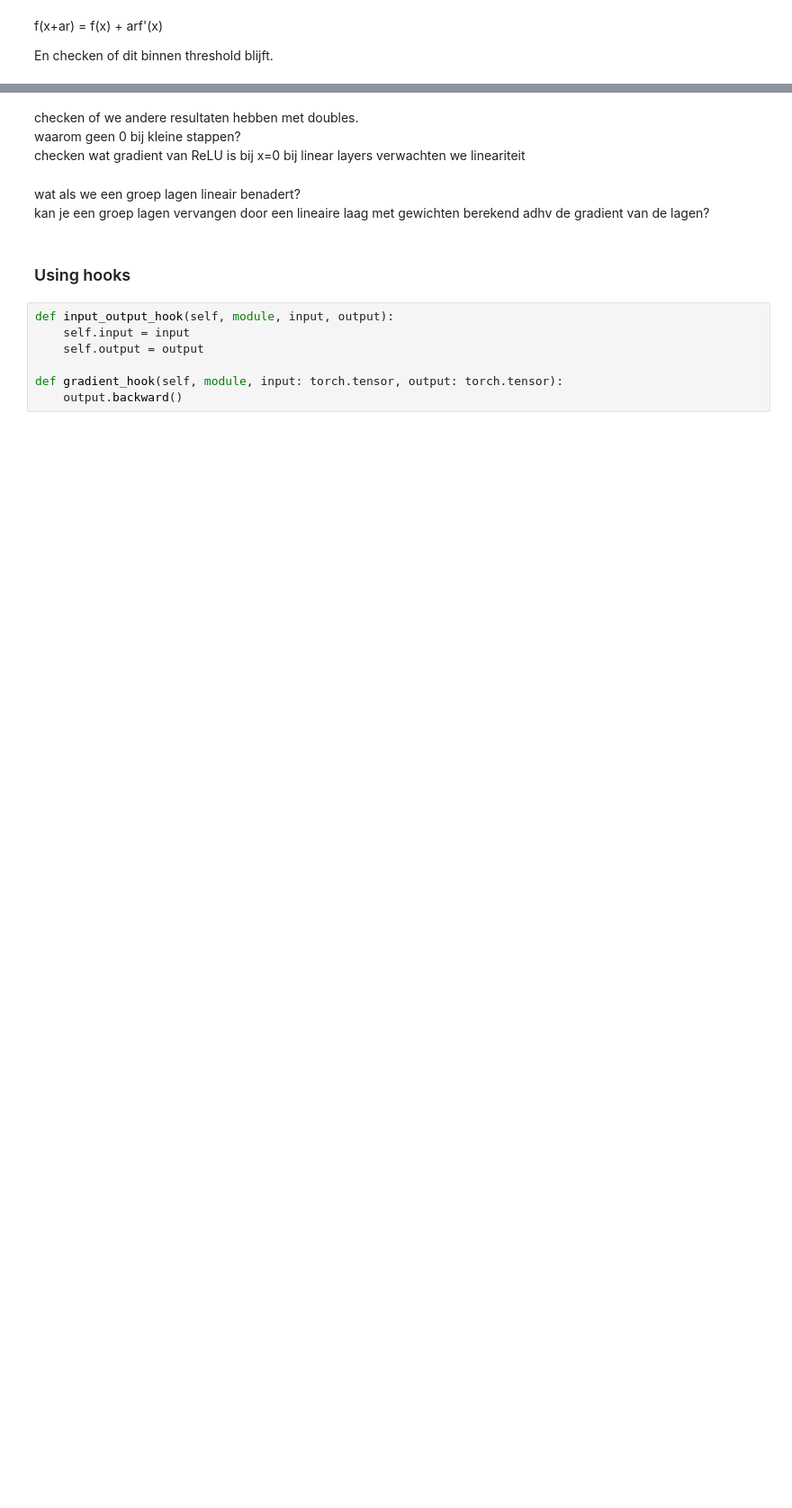
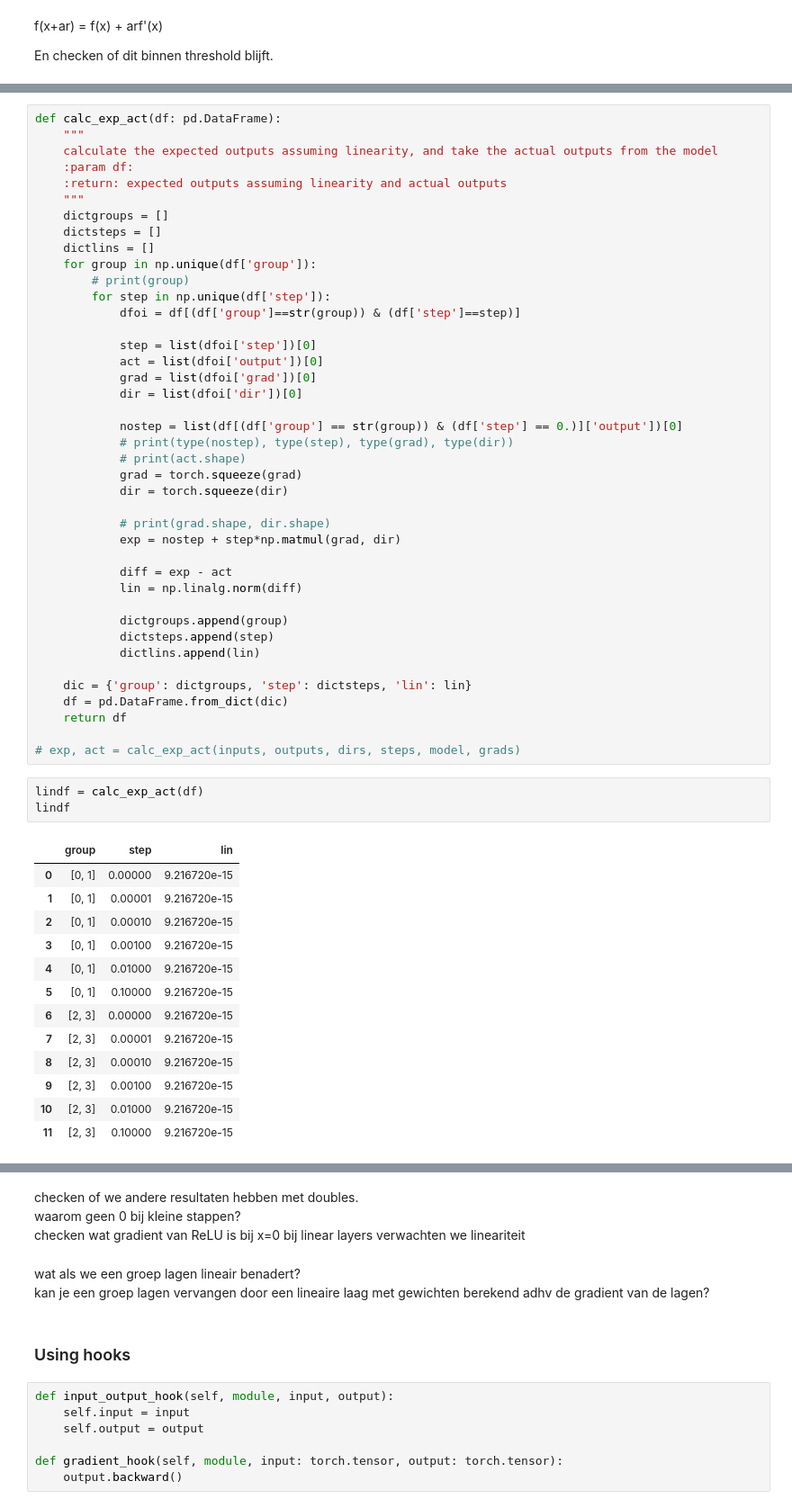
Before and after one commit to teunpe/master_internship, a Jupyter notebook: mlp.ipynb, the cells around one changed output, grey strips where cells are left out. Shown: that part at 90% size. Saved outputs shown, nothing was run; the diff lists cells and outputs as text; blank space fills up the shorter version.

```diff
--- a/mlp.ipynb
+++ b/mlp.ipynb
@@ -321,0 +348,58 @@ def calc_linearity(exp: list, act: list, model, steps: list):
+# %%
+def calc_exp_act(df: pd.DataFrame):
+    """
+    calculate the expected outputs assuming linearity, and take the actual outputs from the model
+    :param df:
+    :return: expected outputs assuming linearity and actual outputs
+    """
+    dictgroups = []
+    dictsteps = []
+    dictlins = []
+    for group in np.unique(df['group']):
+        # print(group)
+        for step in np.unique(df['step']):
+            dfoi = df[(df['group']==str(group)) & (df['step']==step)]
+
+            step = list(dfoi['step'])[0]
+            act = list(dfoi['output'])[0]
+            grad = list(dfoi['grad'])[0]
+            dir = list(dfoi['dir'])[0]
+
+            nostep = list(df[(df['group'] == str(group)) & (df['step'] == 0.)]['output'])[0]
+            # print(type(nostep), type(step), type(grad), type(dir))
+            # print(act.shape)
+            grad = torch.squeeze(grad)
+            dir = torch.squeeze(dir)
+
+            # print(grad.shape, dir.shape)
+            exp = nostep + step*np.matmul(grad, dir)
+
+            diff = exp - act
+            lin = np.linalg.norm(diff)
+
+            dictgroups.append(group)
+            dictsteps.append(step)
+            dictlins.append(lin)
+
+    dic = {'group': dictgroups, 'step': dictsteps, 'lin': lin}
+    df = pd.DataFrame.from_dict(dic)
+    return df
+
+# exp, act = calc_exp_act(inputs, outputs, dirs, steps, model, grads)
+# %%
+lindf = calc_exp_act(df)
+lindf
+# %% [output]
+|  | group | step | lin |
+| 0 | [0, 1] | 0.00000 | 9.216720e-15 |
+| 1 | [0, 1] | 0.00001 | 9.216720e-15 |
+| 2 | [0, 1] | 0.00010 | 9.216720e-15 |
+| 3 | [0, 1] | 0.00100 | 9.216720e-15 |
+| 4 | [0, 1] | 0.01000 | 9.216720e-15 |
+| 5 | [0, 1] | 0.10000 | 9.216720e-15 |
+| 6 | [2, 3] | 0.00000 | 9.216720e-15 |
+| 7 | [2, 3] | 0.00001 | 9.216720e-15 |
+| 8 | [2, 3] | 0.00010 | 9.216720e-15 |
+| 9 | [2, 3] | 0.00100 | 9.216720e-15 |
+| 10 | [2, 3] | 0.01000 | 9.216720e-15 |
+| 11 | [2, 3] | 0.10000 | 9.216720e-15 |
```
Also changed, not shown: parts of 18 cells of this notebook, 1 other file.
